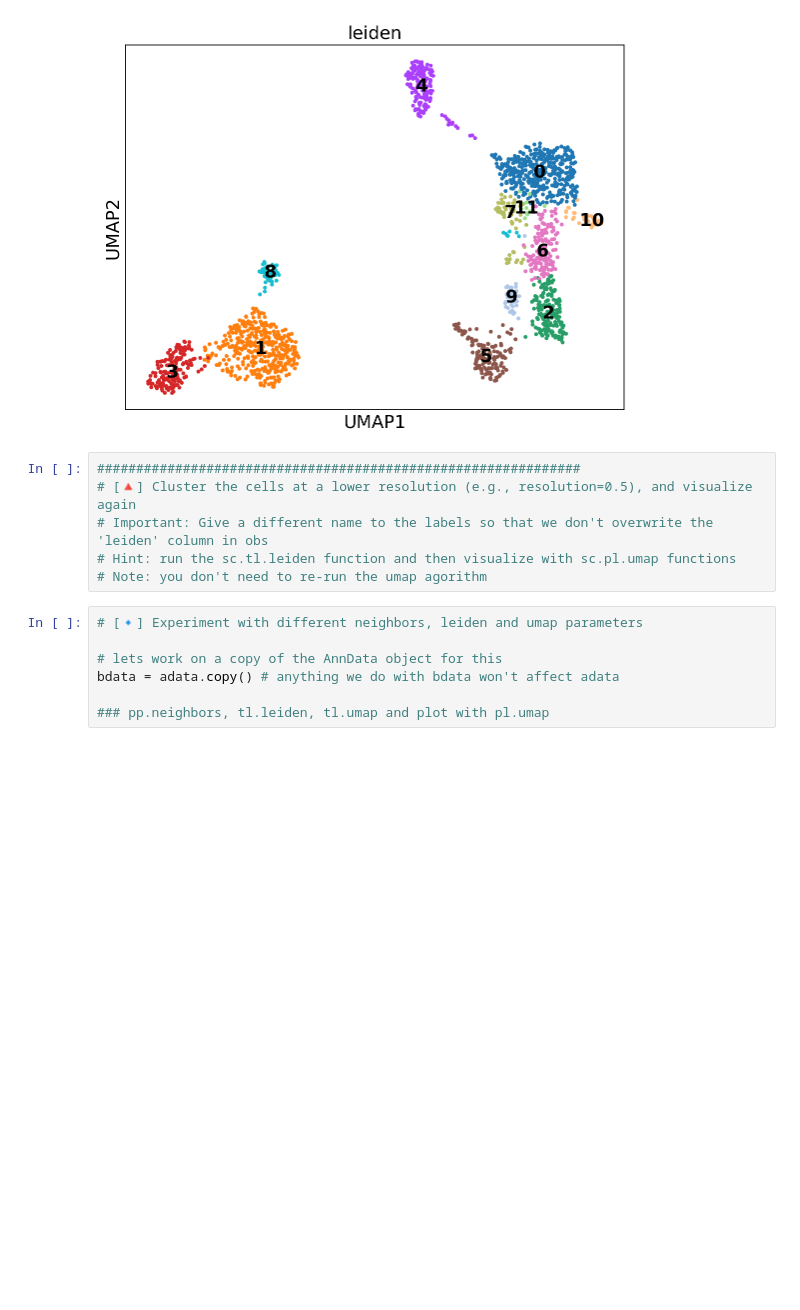
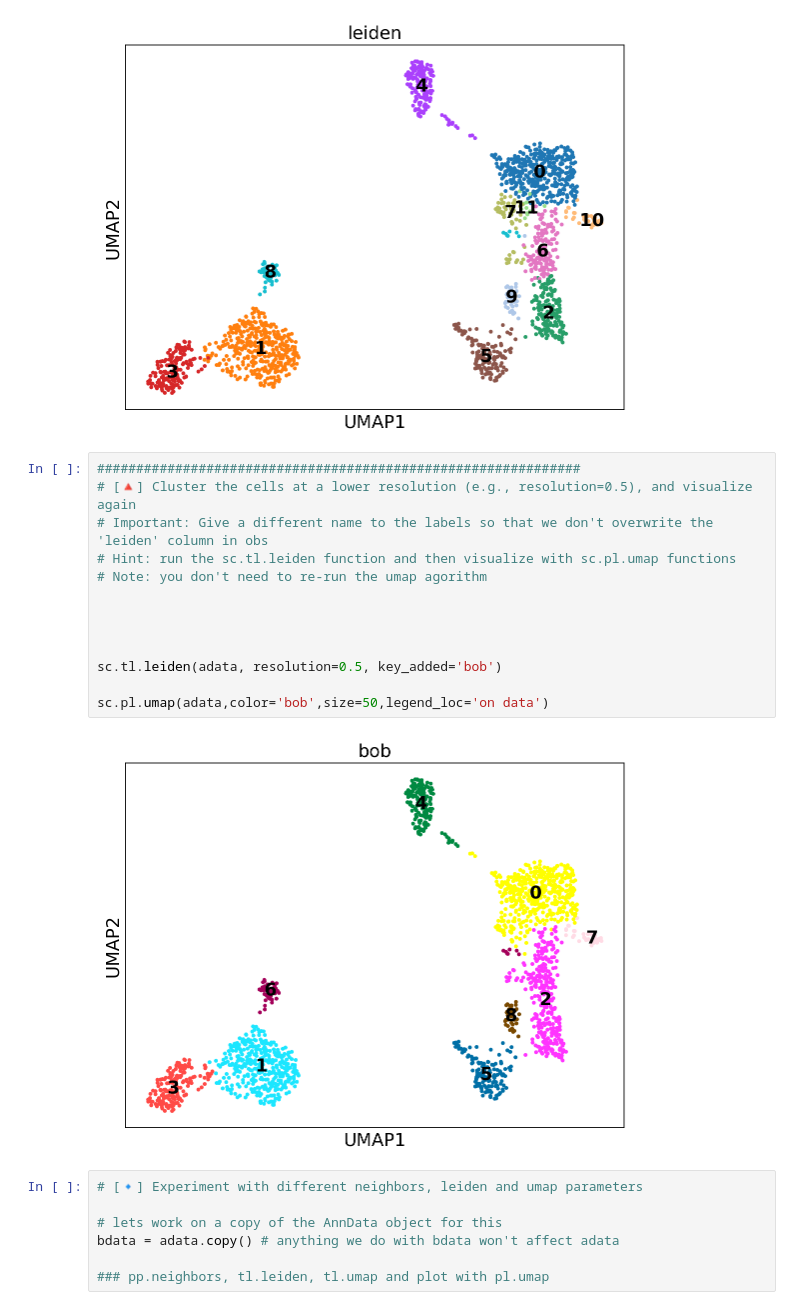
Before and after one commit to jack-reid-1/JReid_225a, a Jupyter notebook: bms225a_ds_workshop_3_student_notebook_2025.ipynb, the cells around one changed output. Cells and saved outputs as stored; diff of their text form; blank space fills up the shorter version.

```diff
--- a/bms225a_ds_workshop_3_student_notebook_2025.ipynb
+++ b/bms225a_ds_workshop_3_student_notebook_2025.ipynb
@@ -528,9 +528,18 @@ sc.pl.umap(adata,color='leiden',size=50,legend_loc='on data')
 # %%
 ##############################################################
 # [🔺] Cluster the cells at a lower resolution (e.g., resolution=0.5), and visualize again
 # Important: Give a different name to the labels so that we don't overwrite the 'leiden' column in obs
 # Hint: run the sc.tl.leiden function and then visualize with sc.pl.umap functions
 # Note: you don't need to re-run the umap agorithm
+
+
+
+
+sc.tl.leiden(adata, resolution=0.5, key_added='bob')
+
+sc.pl.umap(adata,color='bob',size=50,legend_loc='on data')
+# %% [output]
+[figure, added]
 # %%
 # [🔹] Experiment with different neighbors, leiden and umap parameters
 
```
Also changed, not shown: parts of 9 cells of this notebook.
